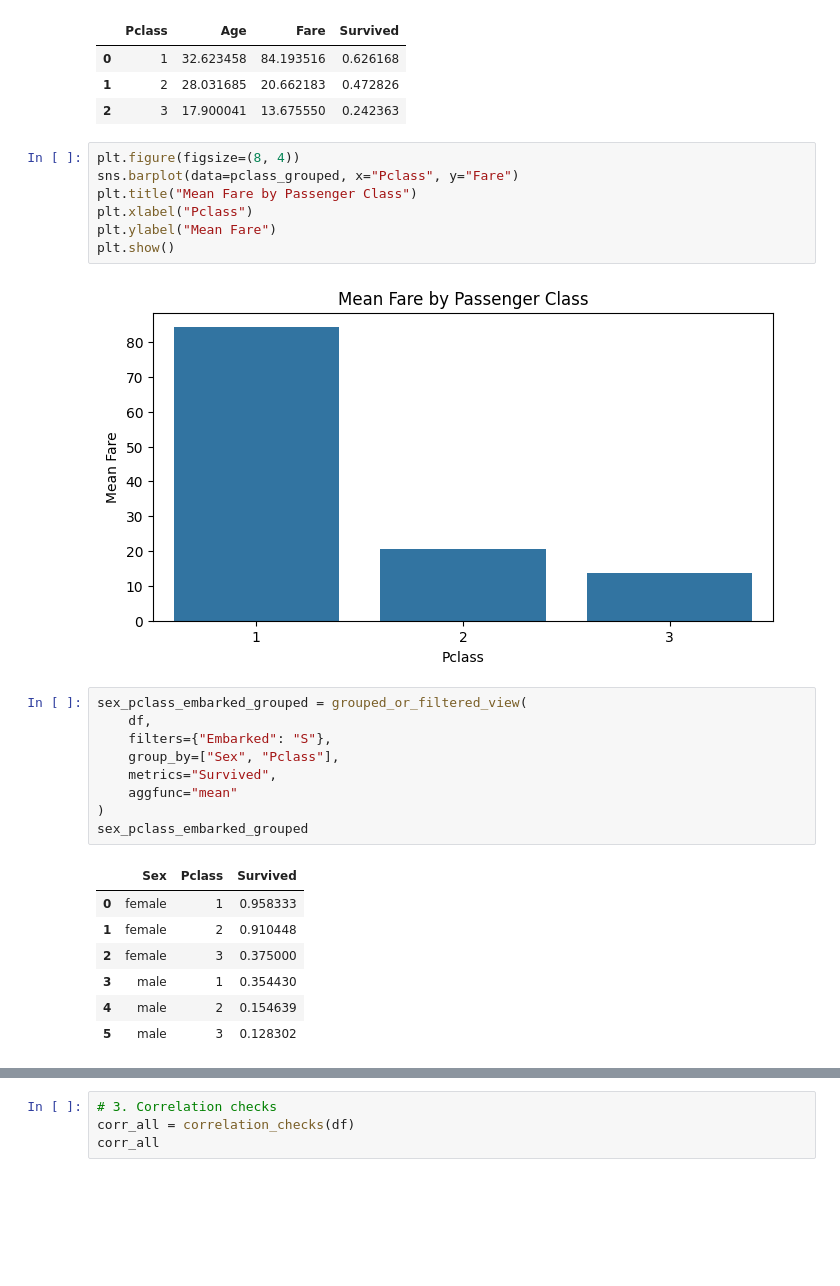
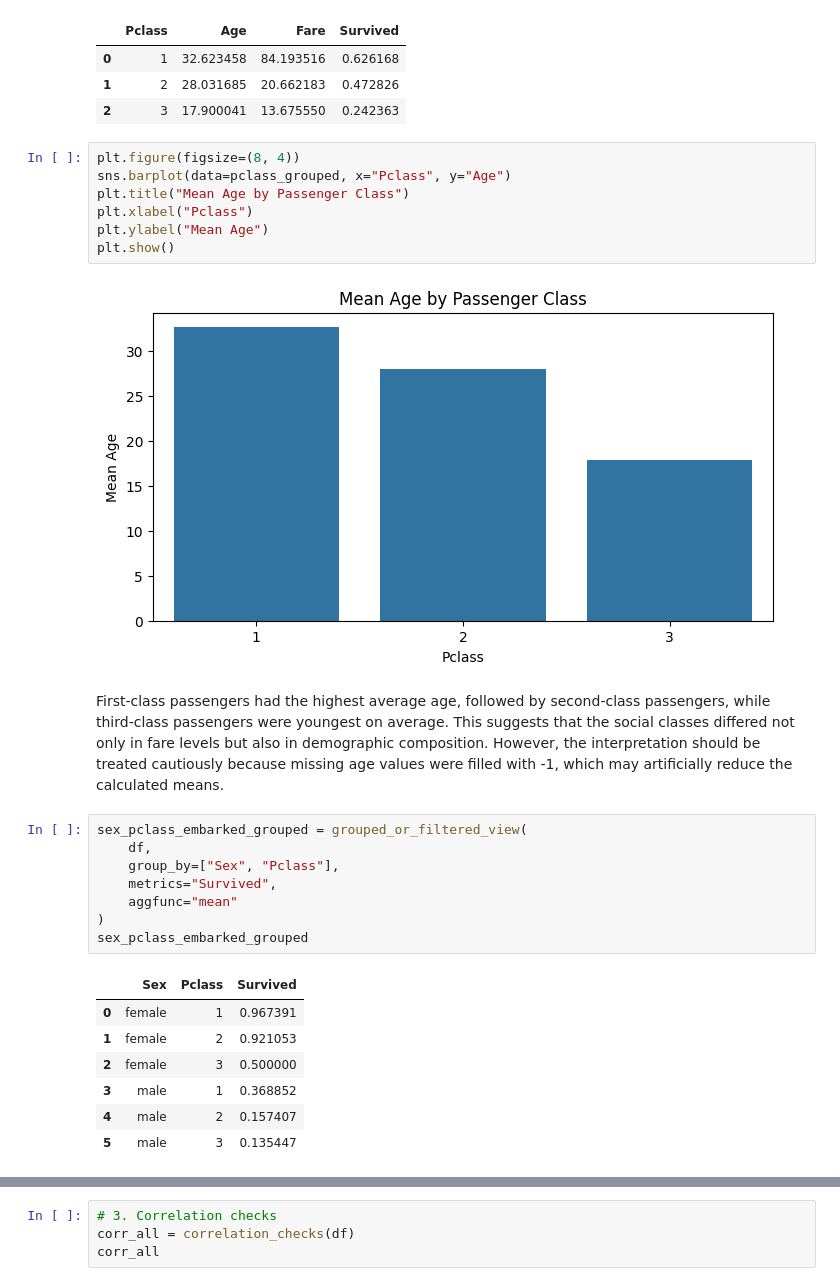
Before and after one commit to sheu/ai-programming-foundations-project, a Jupyter notebook: data_analysis_workflow.ipynb, the cells around one changed output, grey strips where cells are left out. Saved outputs shown, nothing was run; the diff lists cells and outputs as text; blank space fills up the shorter version.

Commit message:
Add more commentary to the  visualisatons

```diff
--- a/data_analysis_workflow.ipynb
+++ b/data_analysis_workflow.ipynb
@@ -441,17 +478,20 @@ pclass_grouped
 | 2 | 3 | 17.900041 | 13.675550 | 0.242363 |
 # %%
 plt.figure(figsize=(8, 4))
-sns.barplot(data=pclass_grouped, x="Pclass", y="Fare")
-plt.title("Mean Fare by Passenger Class")
+sns.barplot(data=pclass_grouped, x="Pclass", y="Age")
+plt.title("Mean Age by Passenger Class")
 plt.xlabel("Pclass")
-plt.ylabel("Mean Fare")
+plt.ylabel("Mean Age")
 plt.show()
 # %% [output]
-[figure, old version]
+[figure, new version]
+# %% [markdown]
+First-class passengers had the highest average age, followed by second-class passengers, while third-class passengers were youngest on average.
+This suggests that the social classes differed not only in fare levels but also in demographic composition.
+However, the interpretation should be treated cautiously because missing age values were filled with -1, which may artificially reduce the calculated means.
 # %%
 sex_pclass_embarked_grouped = grouped_or_filtered_view(
     df,
-    filters={"Embarked": "S"},
     group_by=["Sex", "Pclass"],
     metrics="Survived",
     aggfunc="mean"
@@ -459,12 +499,12 @@ sex_pclass_embarked_grouped = grouped_or_filtered_view(
 sex_pclass_embarked_grouped
 # %% [output]
 |  | Sex | Pclass | Survived |
-| 0 | female | 1 | 0.958333 |
-| 1 | female | 2 | 0.910448 |
-| 2 | female | 3 | 0.375000 |
-| 3 | male | 1 | 0.354430 |
-| 4 | male | 2 | 0.154639 |
-| 5 | male | 3 | 0.128302 |
+| 0 | female | 1 | 0.967391 |
+| 1 | female | 2 | 0.921053 |
+| 2 | female | 3 | 0.500000 |
+| 3 | male | 1 | 0.368852 |
+| 4 | male | 2 | 0.157407 |
+| 5 | male | 3 | 0.135447 |
 # %%
 plt.figure(figsize=(9, 4))
 sns.barplot(data=sex_pclass_embarked_grouped, x="Pclass", y="Survived", hue="Sex")
```
Also changed, not shown: parts of 17 cells of this notebook.
